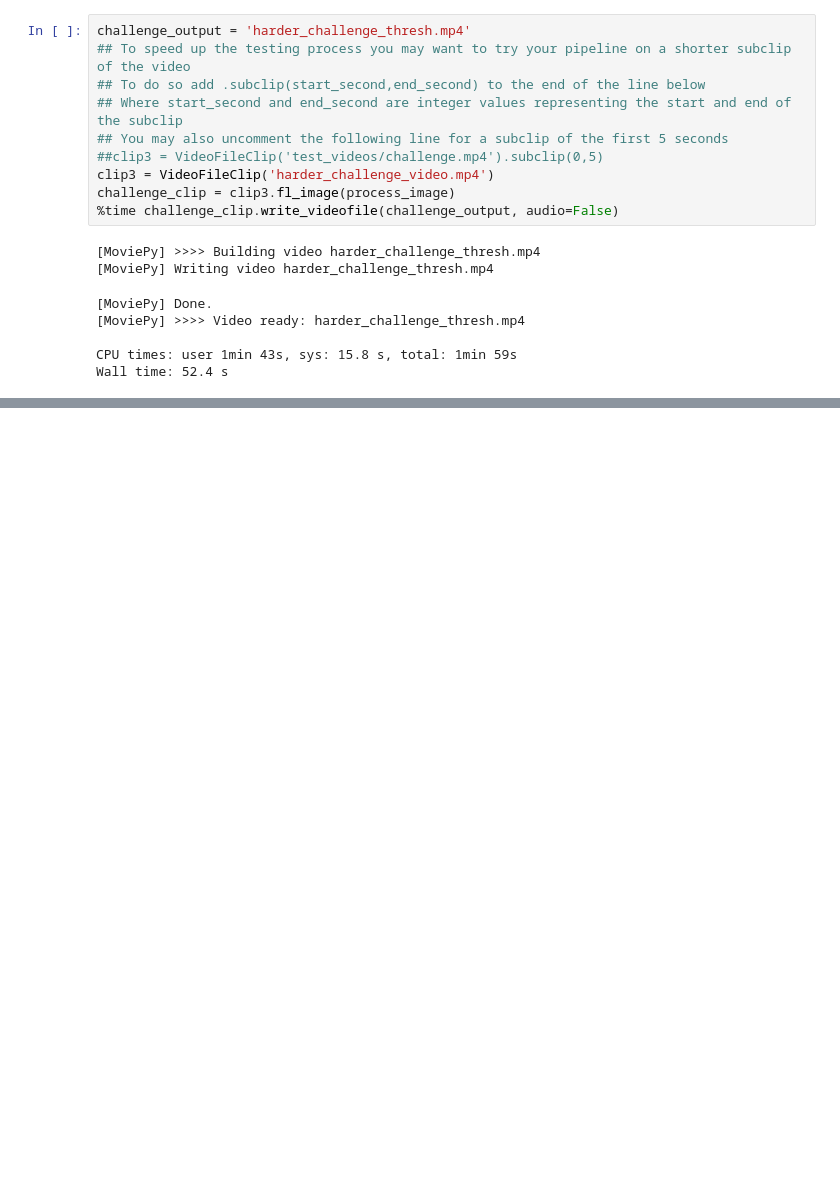
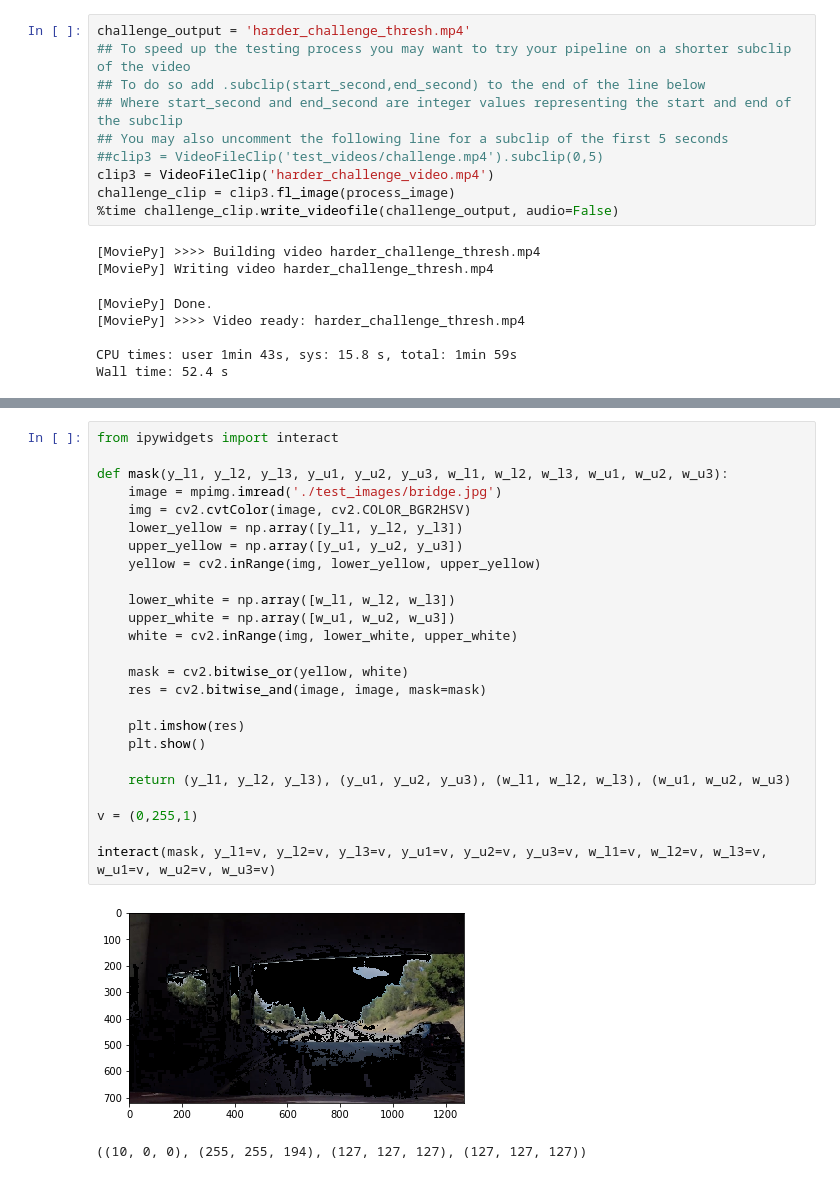
Before and after one commit to dmsehuang/CarND-Advanced-Lane-Lines, a Jupyter notebook: Image_threshold.ipynb, the cells around one changed output, grey strips where cells are left out. Drawn from its saved outputs; the diff is of its cells as text; blank space fills up the shorter version.

```diff
--- a/Image_threshold.ipynb
+++ b/Image_threshold.ipynb
@@ -277,0 +336,28 @@ HTML("""
+# %%
+from ipywidgets import interact
+
+def mask(y_l1, y_l2, y_l3, y_u1, y_u2, y_u3, w_l1, w_l2, w_l3, w_u1, w_u2, w_u3):
+    image = mpimg.imread('./test_images/bridge.jpg')
+    img = cv2.cvtColor(image, cv2.COLOR_BGR2HSV)
+    lower_yellow = np.array([y_l1, y_l2, y_l3])
+    upper_yellow = np.array([y_u1, y_u2, y_u3])
+    yellow = cv2.inRange(img, lower_yellow, upper_yellow)
+
+    lower_white = np.array([w_l1, w_l2, w_l3])
+    upper_white = np.array([w_u1, w_u2, w_u3])
+    white = cv2.inRange(img, lower_white, upper_white)
+
+    mask = cv2.bitwise_or(yellow, white)
+    res = cv2.bitwise_and(image, image, mask=mask)
+
+    plt.imshow(res)
+    plt.show()
+
+    return (y_l1, y_l2, y_l3), (y_u1, y_u2, y_u3), (w_l1, w_l2, w_l3), (w_u1, w_u2, w_u3)
+
+v = (0,255,1)
+
+interact(mask, y_l1=v, y_l2=v, y_l3=v, y_u1=v, y_u2=v, y_u3=v, w_l1=v, w_l2=v, w_l3=v, w_u1=v, w_u2=v, w_u3=v)
+# %% [output]
+[figure, added]
+((10, 0, 0), (255, 255, 194), (127, 127, 127), (127, 127, 127))
```
Also changed, not shown: parts of 5 cells of this notebook.
